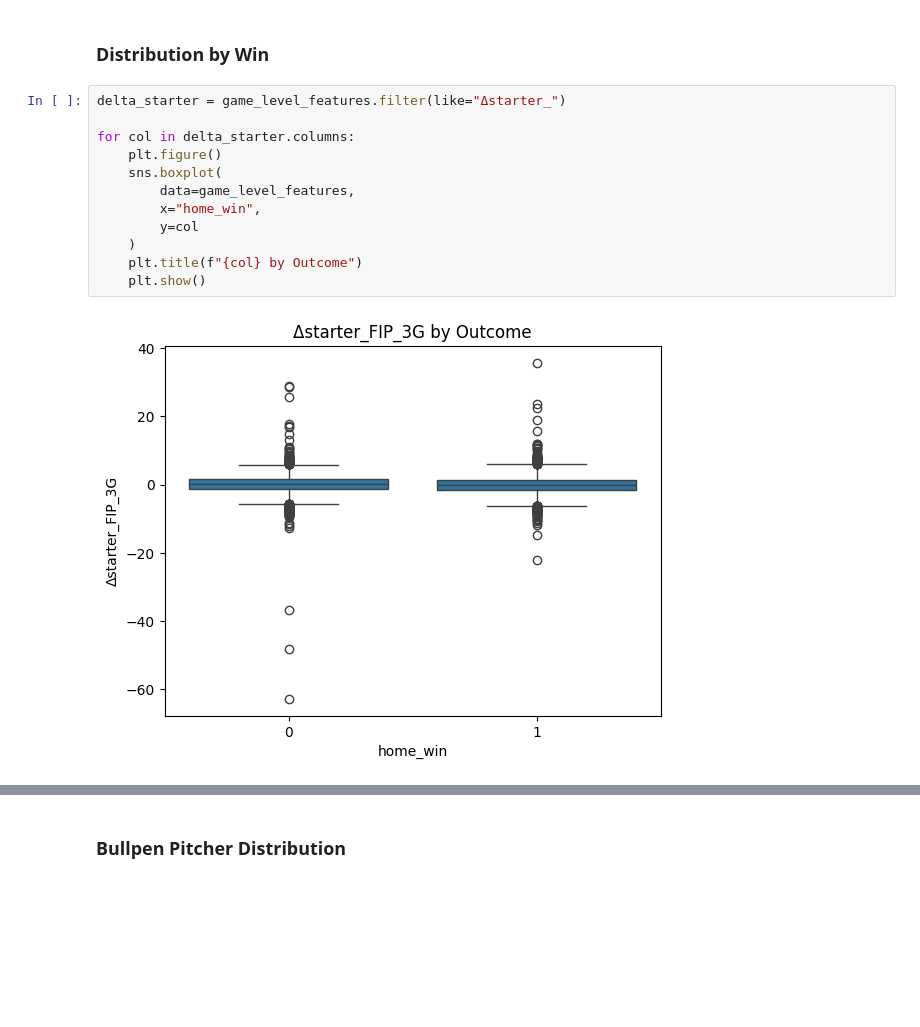
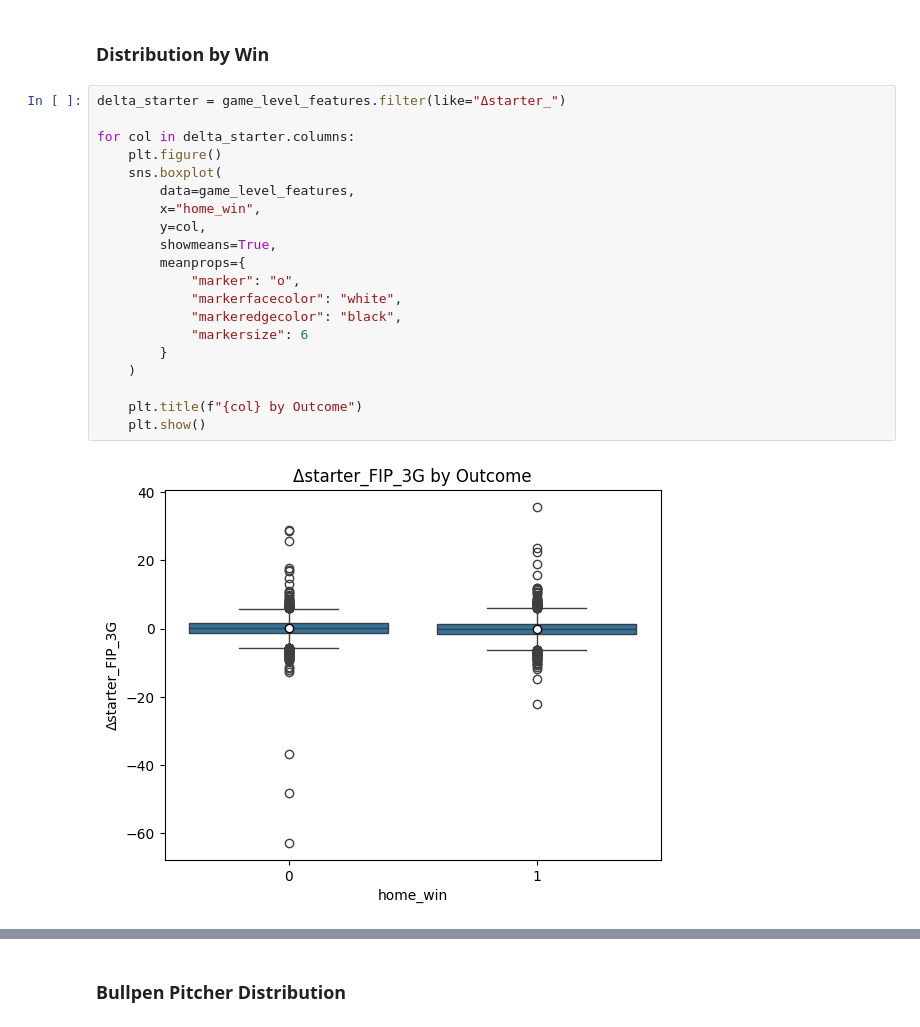
Before and after one commit to Sam-Gartenstein/mlb-win-prediction, a Jupyter notebook: Exploratory Data Analysis.ipynb, the cells around one changed output, grey strips where cells are left out. Drawn from its saved outputs; the diff is of its cells as text; blank space fills up the shorter version.

```diff
--- a/Exploratory Data Analysis.ipynb
+++ b/Exploratory Data Analysis.ipynb
@@ -116,14 +116,22 @@ Among the metrics, starter FIP exhibits the most extreme outliers, with some val
 # %%
 delta_starter = game_level_features.filter(like="Δstarter_")
 
 for col in delta_starter.columns:
     plt.figure()
     sns.boxplot(
         data=game_level_features,
         x="home_win",
-        y=col
+        y=col,
+        showmeans=True,
+        meanprops={
+            "marker": "o",
+            "markerfacecolor": "white",
+            "markeredgecolor": "black",
+            "markersize": 6
+        }
     )
+
     plt.title(f"{col} by Outcome")
     plt.show()
 # %% [output]
-[figure, old version]
+[figure, new version]
```
Also changed, not shown: parts of 23 cells of this notebook.
